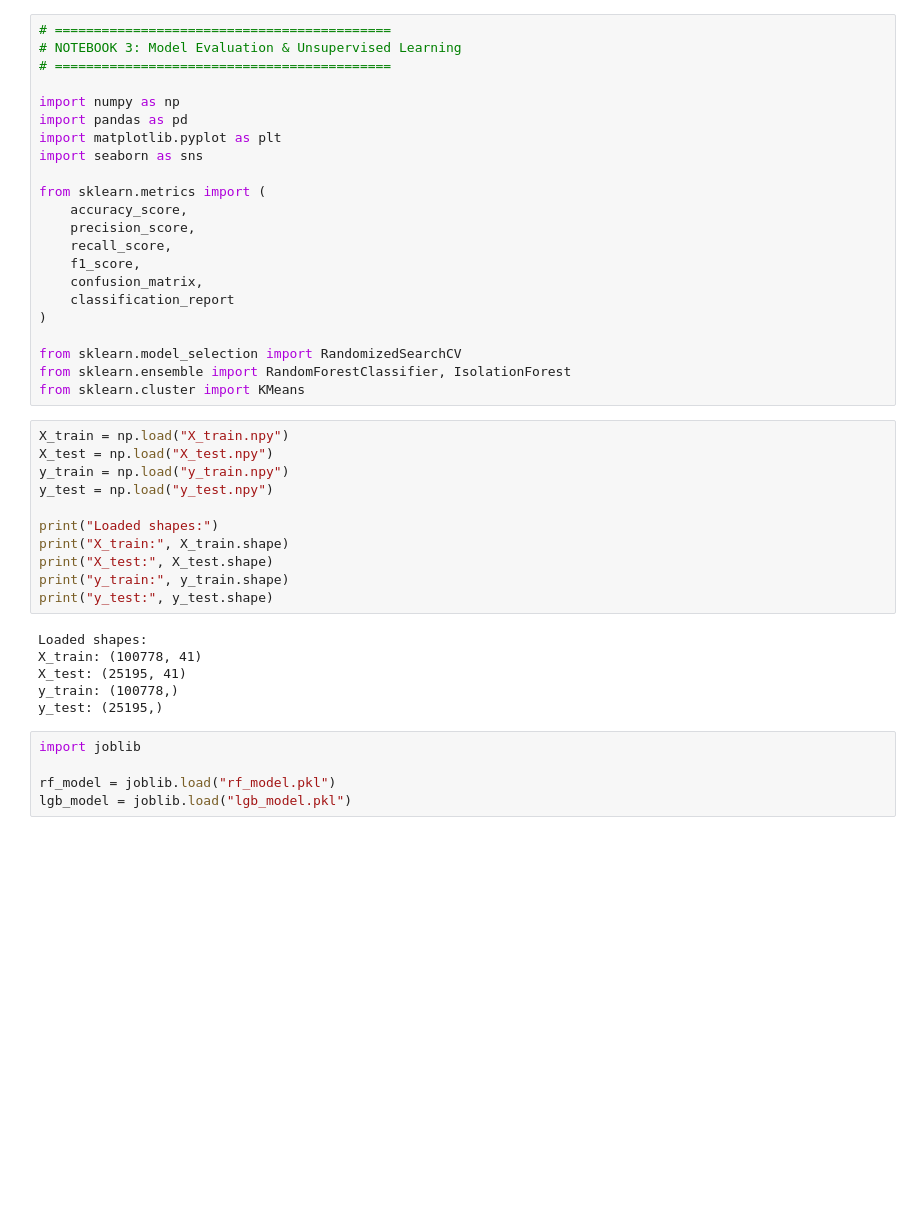
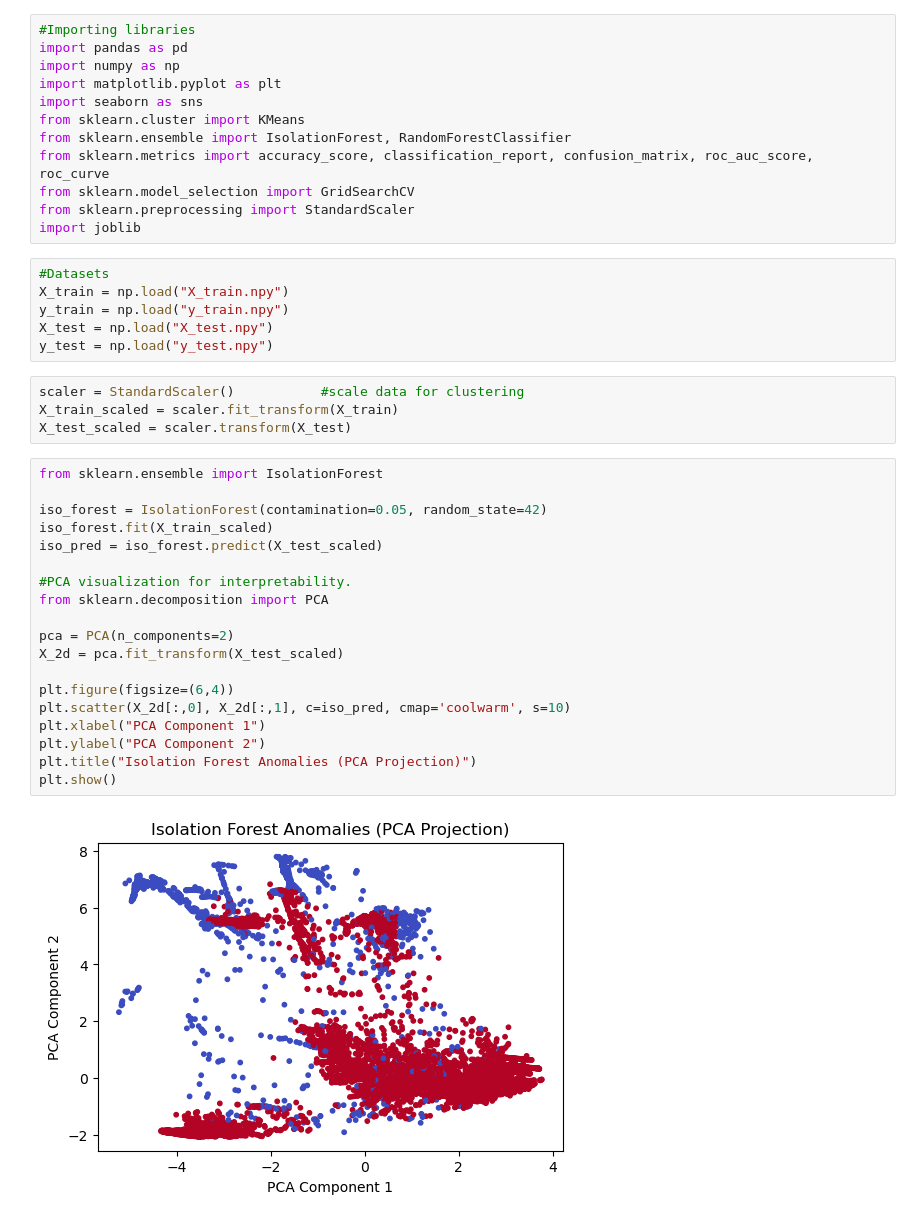
Before and after one commit to springboardmentor2507-alt/AI-Powered-NIDS, a Jupyter notebook: Rutweeja_task3.ipynb, the cells around one changed output. Cells and saved outputs as stored; diff of their text form; blank space fills up the shorter version.

Commit message:
Add notebook of milestone 3

```diff
--- a/Rutweeja_task3.ipynb
+++ b/Rutweeja_task3.ipynb
@@ -1,44 +1,43 @@
 # %%
-# ===========================================
-# NOTEBOOK 3: Model Evaluation & Unsupervised Learning
-# ===========================================
-
+#Importing libraries
+import pandas as pd
 import numpy as np
-import pandas as pd
 import matplotlib.pyplot as plt
 import seaborn as sns
-
-from sklearn.metrics import (
-    accuracy_score,
-    precision_score,
-    recall_score,
-    f1_score,
-    confusion_matrix,
-    classification_report
-)
-
-from sklearn.model_selection import RandomizedSearchCV
-from sklearn.ensemble import RandomForestClassifier, IsolationForest
 from sklearn.cluster import KMeans
+from sklearn.ensemble import IsolationForest, RandomForestClassifier
+from sklearn.metrics import accuracy_score, classification_report, confusion_matrix, roc_auc_score, roc_curve
+from sklearn.model_selection import GridSearchCV
+from sklearn.preprocessing import StandardScaler
+import joblib
 # %%
+#Datasets
 X_train = np.load("X_train.npy")
+y_train = np.load("y_train.npy")
 X_test = np.load("X_test.npy")
-y_train = np.load("y_train.npy")
 y_test = np.load("y_test.npy")
-
-print("Loaded shapes:")
-print("X_train:", X_train.shape)
-print("X_test:", X_test.shape)
-print("y_train:", y_train.shape)
-print("y_test:", y_test.shape)
-# %% [output]
-Loaded shapes:
-X_train: (100778, 41)
-X_test: (25195, 41)
-y_train: (100778,)
-y_test: (25195,)
-# %%
-import joblib
-
-rf_model = joblib.load("rf_model.pkl")
-lgb_model = joblib.load("lgb_model.pkl")
+# %%
+scaler = StandardScaler()           #scale data for clustering
+X_train_scaled = scaler.fit_transform(X_train)
+X_test_scaled = scaler.transform(X_test)
+# %%
+from sklearn.ensemble import IsolationForest
+
+iso_forest = IsolationForest(contamination=0.05, random_state=42)
+iso_forest.fit(X_train_scaled)
+iso_pred = iso_forest.predict(X_test_scaled)
+
+#PCA visualization for interpretability.
+from sklearn.decomposition import PCA
+
+pca = PCA(n_components=2)
+X_2d = pca.fit_transform(X_test_scaled)
+
+plt.figure(figsize=(6,4))
+plt.scatter(X_2d[:,0], X_2d[:,1], c=iso_pred, cmap='coolwarm', s=10)
+plt.xlabel("PCA Component 1")
+plt.ylabel("PCA Component 2")
+plt.title("Isolation Forest Anomalies (PCA Projection)")
+plt.show()
+# %% [output]
+[figure, added]
```
Also changed, not shown: parts of 18 cells of this notebook.
